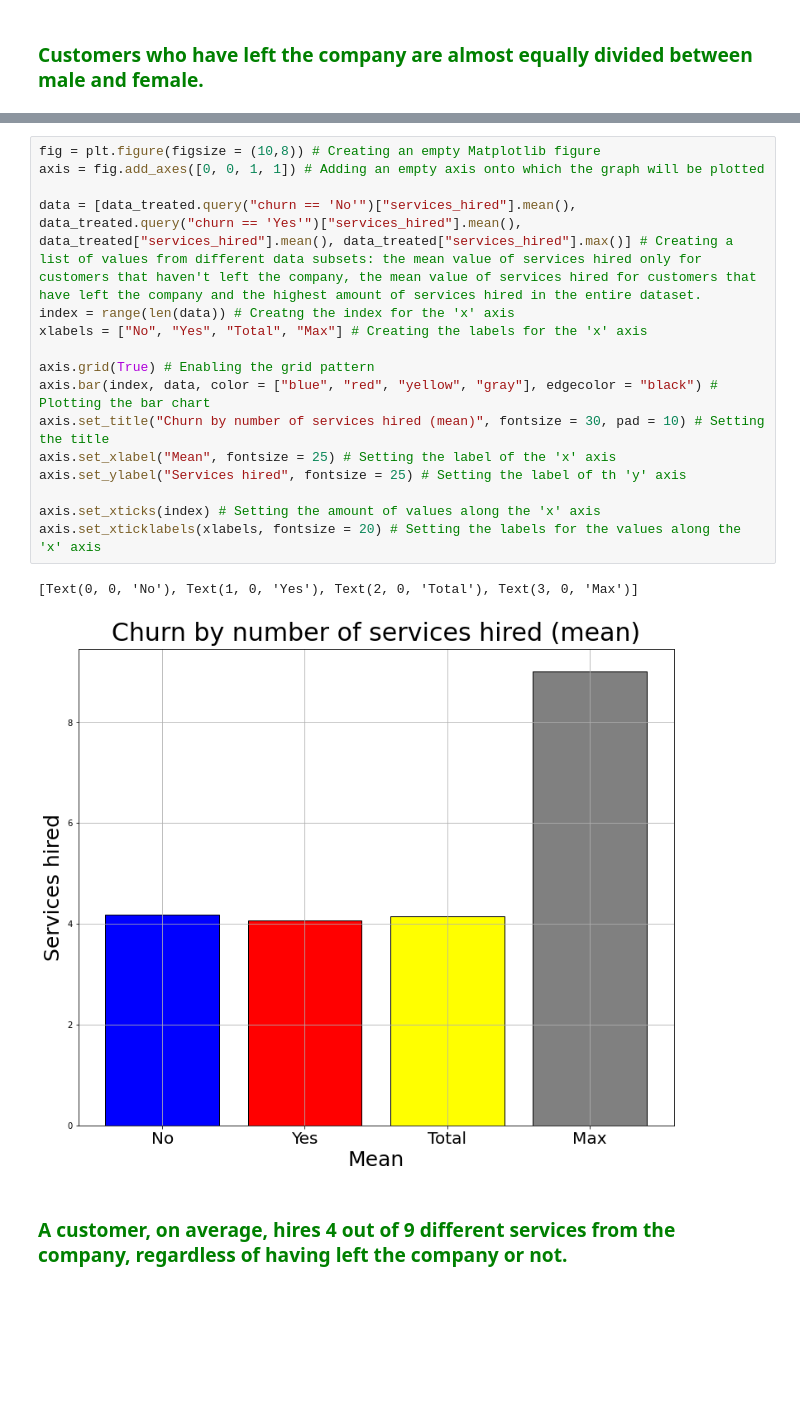
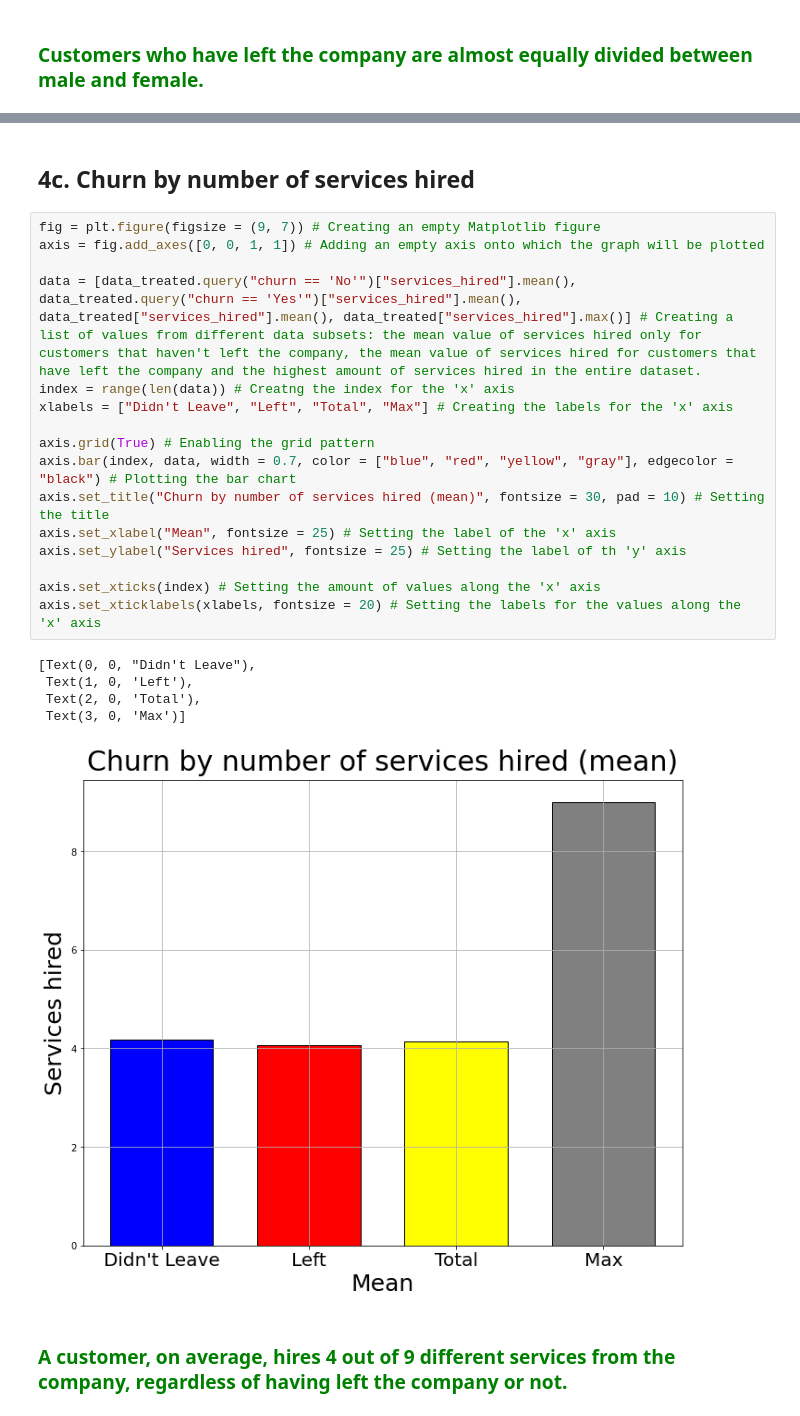
Before and after one commit to LupiVolpi/alura_challenge_data_science, a Jupyter notebook: week_2_Analysing_Visualizing_and_Drawing_Insights_from_the_dataset/alura_challenge_data_science_week_2.ipynb, the cells around one changed output, grey strips where cells are left out. Drawn from its saved outputs; the diff is of its cells as text; blank space fills up the shorter version.

```diff
--- a/week_2_Analysing_Visualizing_and_Drawing_Insights_from_the_dataset/alura_challenge_data_science_week_2.ipynb
+++ b/week_2_Analysing_Visualizing_and_Drawing_Insights_from_the_dataset/alura_challenge_data_science_week_2.ipynb
@@ -157,22 +255,27 @@ Text(0.5, 1.0, 'Churn by gender')
+# %% [markdown]
+## 4c. Churn by number of services hired
 # %%
-fig = plt.figure(figsize = (10,8)) # Creating an empty Matplotlib figure
+fig = plt.figure(figsize = (9, 7)) # Creating an empty Matplotlib figure
 axis = fig.add_axes([0, 0, 1, 1]) # Adding an empty axis onto which the graph will be plotted
 
 data = [data_treated.query("churn == 'No'")["services_hired"].mean(), data_treated.query("churn == 'Yes'")["services_hired"].mean(), data_treated["services_hired"].mean(), data_treated["services_hired"].max()] # Creating a list of values from different data subsets: the mean value of services hired only for customers that haven't left the company, the mean value of services hired for customers that have left the company and the highest amount of services hired in the entire dataset.
 index = range(len(data)) # Creatng the index for the 'x' axis
-xlabels = ["No", "Yes", "Total", "Max"] # Creating the labels for the 'x' axis
+xlabels = ["Didn't Leave", "Left", "Total", "Max"] # Creating the labels for the 'x' axis
 
 axis.grid(True) # Enabling the grid pattern
-axis.bar(index, data, color = ["blue", "red", "yellow", "gray"], edgecolor = "black") # Plotting the bar chart
+axis.bar(index, data, width = 0.7, color = ["blue", "red", "yellow", "gray"], edgecolor = "black") # Plotting the bar chart
 axis.set_title("Churn by number of services hired (mean)", fontsize = 30, pad = 10) # Setting the title
 axis.set_xlabel("Mean", fontsize = 25) # Setting the label of the 'x' axis
 axis.set_ylabel("Services hired", fontsize = 25) # Setting the label of th 'y' axis
 
 axis.set_xticks(index) # Setting the amount of values along the 'x' axis
 axis.set_xticklabels(xlabels, fontsize = 20) # Setting the labels for the values along the 'x' axis
 # %% [output]
-[Text(0, 0, 'No'), Text(1, 0, 'Yes'), Text(2, 0, 'Total'), Text(3, 0, 'Max')]
+[Text(0, 0, "Didn't Leave"),
+ Text(1, 0, 'Left'),
+ Text(2, 0, 'Total'),
+ Text(3, 0, 'Max')]
-[figure, old version]
+[figure, new version]
 # %% [markdown]
 ### <font color = "Green"> A customer, on average, hires 4 out of 9 different services from the company, regardless of having left the company or not.
 # %%
```
Also changed, not shown: parts of 46 cells of this notebook.
